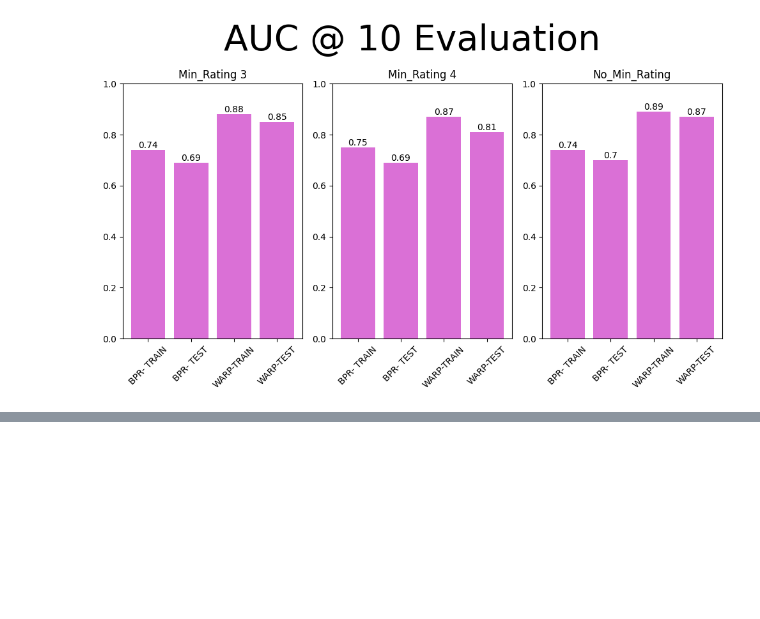
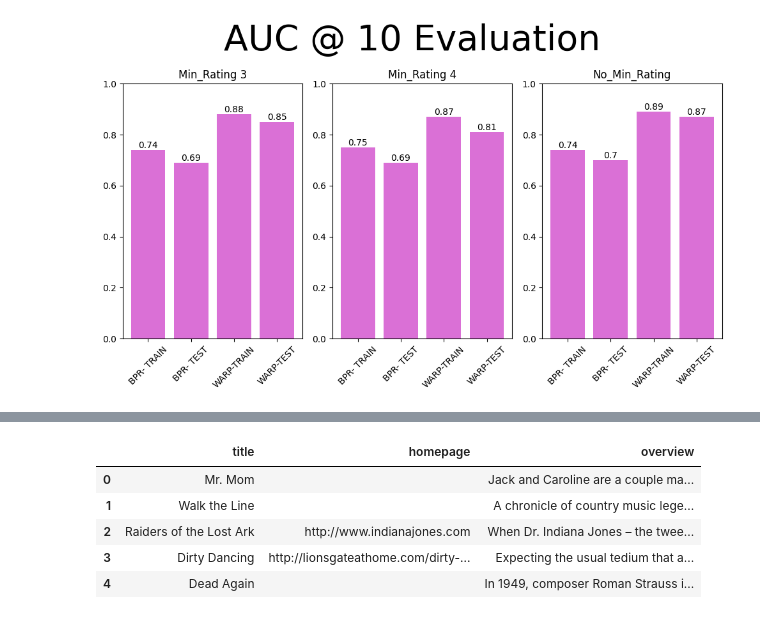
Before and after one commit to rreichhard/Data_Science_Portfolio, a Jupyter notebook: Movie_Recommender_API_with_jsonprint.ipynb, the cells around one changed output, grey strips where cells are left out. Saved outputs shown, nothing was run; the diff lists cells and outputs as text; code cells hidden in the pictures; blank space fills up the shorter version.

```diff
--- a/Movie_Recommender_API_with_jsonprint.ipynb
+++ b/Movie_Recommender_API_with_jsonprint.ipynb
@@ -457,0 +431,9 @@ print(*list, sep='\n')
+# %%
+df
+# %% [output]
+|  | title | homepage | overview |
+| 0 | Mr. Mom |  | Jack and Caroline are a couple ma... |
+| 1 | Walk the Line |  | A chronicle of country music lege... |
+| 2 | Raiders of the Lost Ark | http://www.indianajones.com | When Dr. Indiana Jones – the twee... |
+| 3 | Dirty Dancing | http://lionsgateathome.com/dirty-... | Expecting the usual tedium that a... |
+| 4 | Dead Again |  | In 1949, composer Roman Strauss i... |
```
Also changed, not shown: parts of 32 cells of this notebook.
